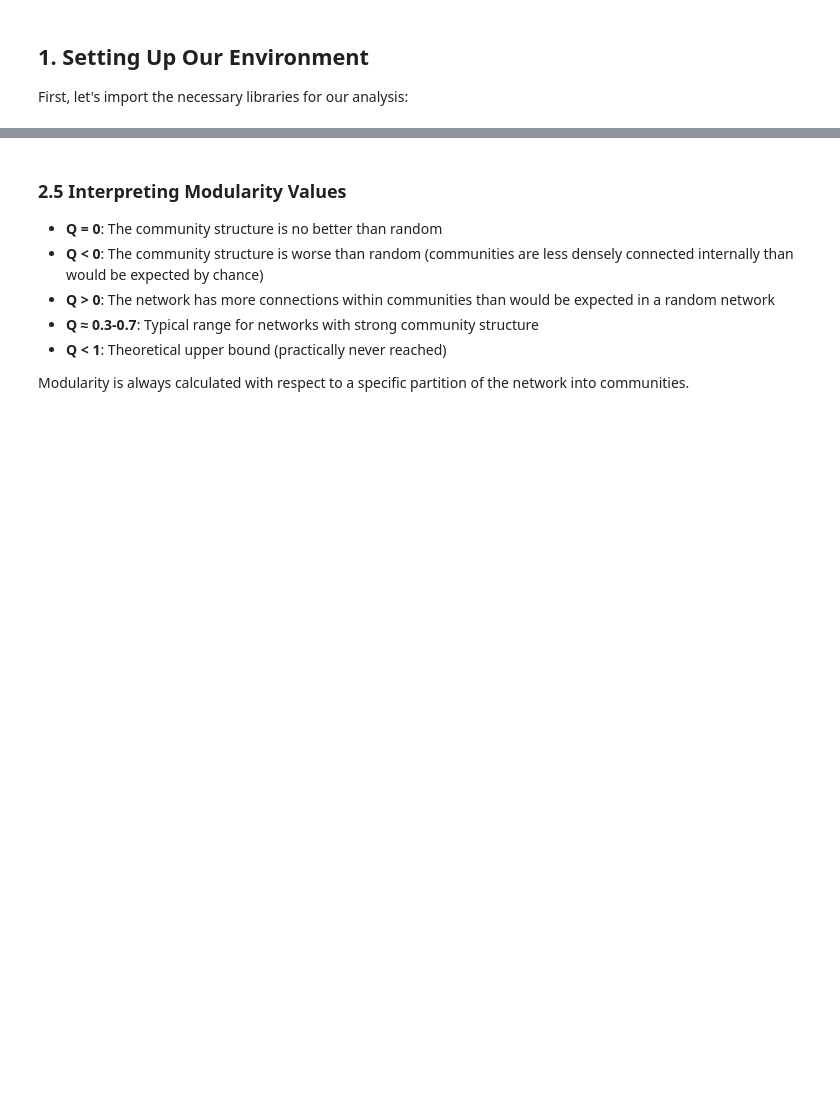
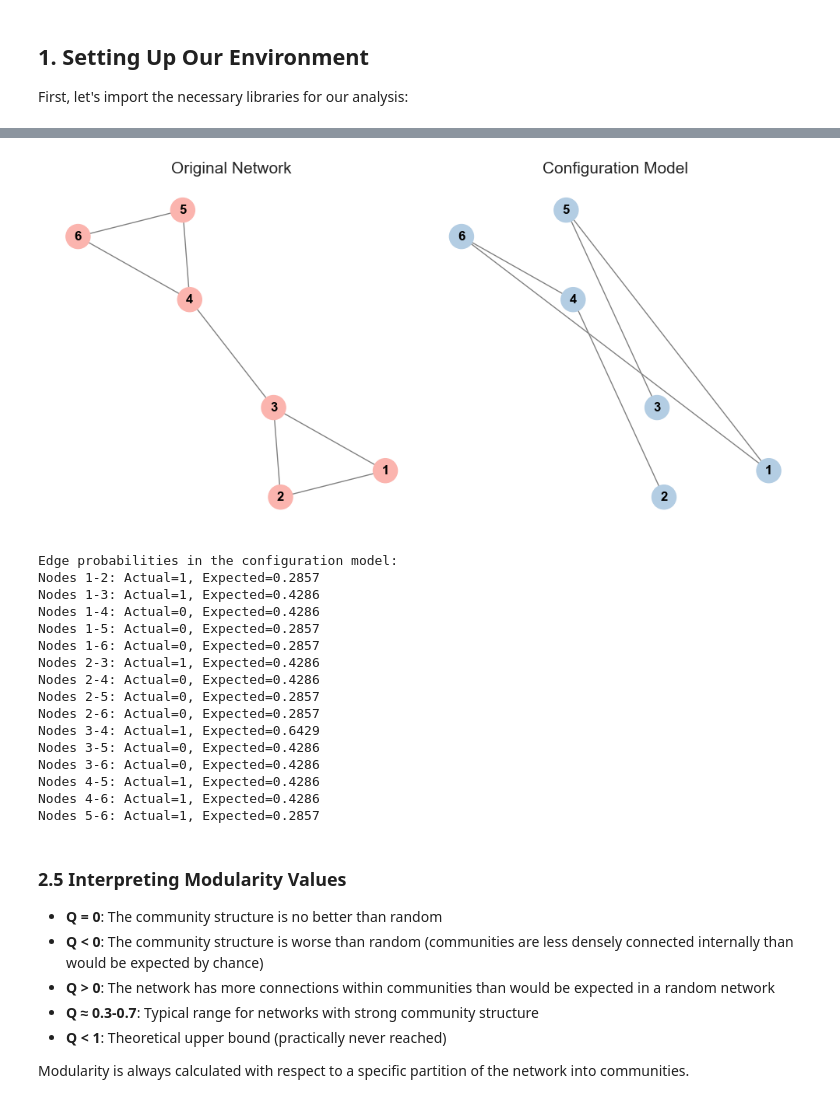
Before and after one commit to rschifan/avrc-2425, a Jupyter notebook: netsci/tutorials/src/16-modularity.ipynb, the cells around one changed output, grey strips where cells are left out. Drawn from its saved outputs; the diff is of its cells as text; code cells hidden in the pictures; blank space fills up the shorter version.

```diff
--- a/netsci/tutorials/src/16-modularity.ipynb
+++ b/netsci/tutorials/src/16-modularity.ipynb
@@ -32,6 +32,16 @@ np.random.seed(42)
 # Configure plot settings
 plt.rcParams['figure.figsize'] = (12, 8)
 plt.style.use('seaborn-v0_8-whitegrid')
+
+# Use Pastel1 colormap for all visualizations
+pastel_cmap = plt.cm.Pastel1
+
+# Import community detection algorithms
+from networkx.algorithms.community import modularity
+from networkx.algorithms.community import greedy_modularity_communities
+from networkx.algorithms.community import girvan_newman
+from networkx.algorithms.community import label_propagation_communities
+from networkx.algorithms.community import asyn_fluidc
 # %% [markdown]
 ## 2. Modularity: Theoretical Foundation
 
@@ -147,3 +120,47 @@ Nodes 5-6: Actual=1, Expected=0.2857
+# %%
+# Visualize the original network and configuration model
+plt.figure(figsize=(10, 5))
+
+# Original network
+plt.subplot(1, 2, 1)
+pos = nx.spring_layout(G_small, seed=42)
+nx.draw(G_small, pos, with_labels=True,
+        node_color=[pastel_cmap(0)] * len(G_small),
+        node_size=500, font_weight='bold', edge_color='gray')
+plt.title("Original Network", fontsize=15)
+
+# Configuration model
+plt.subplot(1, 2, 2)
+nx.draw(G_config, pos, with_labels=True,
+        node_color=[pastel_cmap(1)] * len(G_config),
+        node_size=500, font_weight='bold', edge_color='gray')
+plt.title("Configuration Model", fontsize=15)
+
+plt.tight_layout()
+plt.show()
+
+# Display the expected edge probabilities
+print("Edge probabilities in the configuration model:")
+for edge, values in edge_probabilities.items():
+    print(f"Nodes {edge[0]}-{edge[1]}: Actual={values['actual']}, Expected={values['expected']:.4f}")
+# %% [output]
+[figure, added]
+Edge probabilities in the configuration model:
+Nodes 1-2: Actual=1, Expected=0.2857
+Nodes 1-3: Actual=1, Expected=0.4286
+Nodes 1-4: Actual=0, Expected=0.4286
+Nodes 1-5: Actual=0, Expected=0.2857
+Nodes 1-6: Actual=0, Expected=0.2857
+Nodes 2-3: Actual=1, Expected=0.4286
+Nodes 2-4: Actual=0, Expected=0.4286
+Nodes 2-5: Actual=0, Expected=0.2857
+Nodes 2-6: Actual=0, Expected=0.2857
+Nodes 3-4: Actual=1, Expected=0.6429
+Nodes 3-5: Actual=0, Expected=0.4286
+Nodes 3-6: Actual=0, Expected=0.4286
+Nodes 4-5: Actual=1, Expected=0.4286
+Nodes 4-6: Actual=1, Expected=0.4286
+Nodes 5-6: Actual=1, Expected=0.2857
 # %% [markdown]
 ### 2.5 Interpreting Modularity Values
 
```
Also changed, not shown: parts of 26 cells of this notebook, 8 other files.
